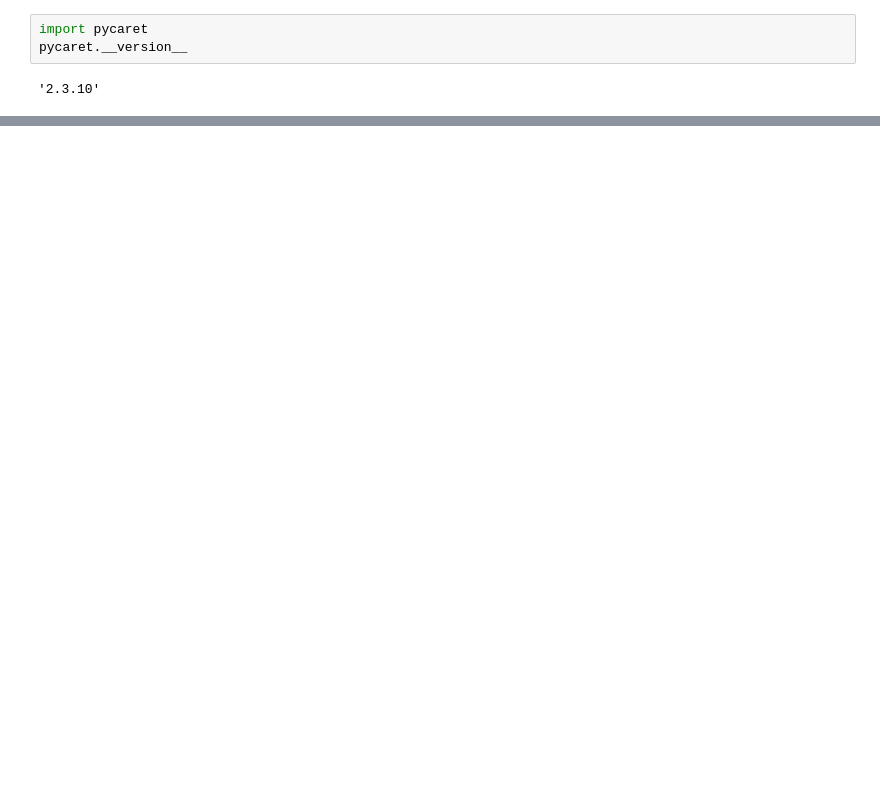
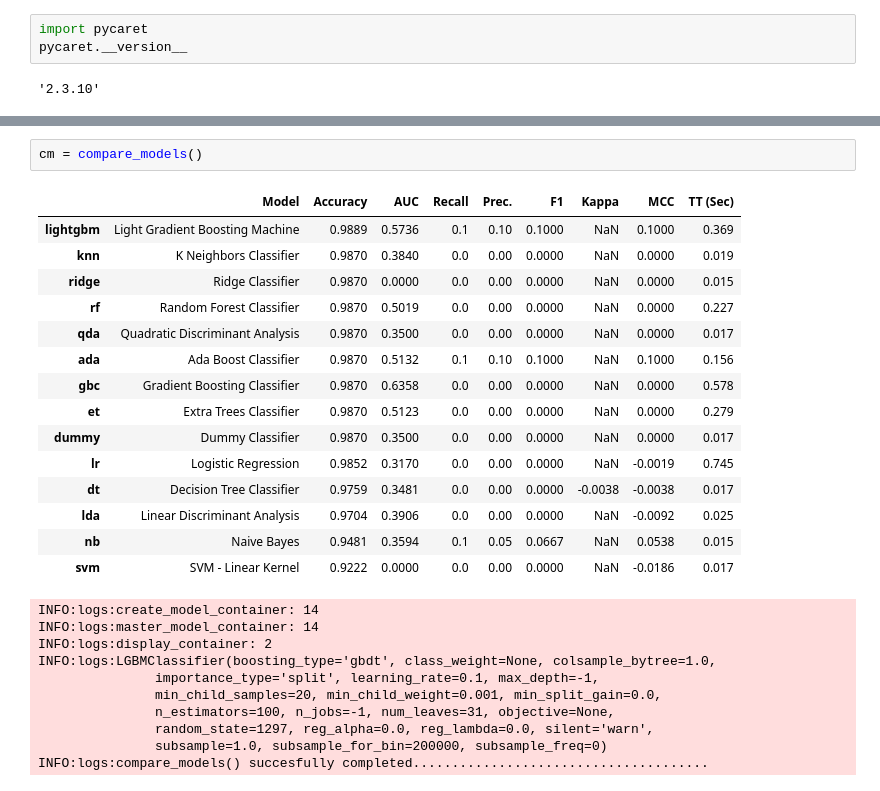
Before and after one commit to sailohitaksh-cryptic/Credit-Fraud-Detection, a Jupyter notebook: machine_models.ipynb, the cells around one changed output, grey strips where cells are left out. Cells and saved outputs as stored; diff of their text form; blank space fills up the shorter version.

```diff
--- a/machine_models.ipynb
+++ b/machine_models.ipynb
@@ -99,0 +131,28 @@ RuntimeError: This version of PyCaret requires scikit-learn==0.23.2, got 1.0.2.
+# %%
+cm = compare_models()
+# %% [output]
+|  | Model | Accuracy | AUC | Recall | Prec. | F1 | Kappa | MCC | TT (Sec) |
+| lightgbm | Light Gradient Boosting Machine | 0.9889 | 0.5736 | 0.1 | 0.10 | 0.1000 | NaN | 0.1000 | 0.369 |
+| knn | K Neighbors Classifier | 0.9870 | 0.3840 | 0.0 | 0.00 | 0.0000 | NaN | 0.0000 | 0.019 |
+| ridge | Ridge Classifier | 0.9870 | 0.0000 | 0.0 | 0.00 | 0.0000 | NaN | 0.0000 | 0.015 |
+| rf | Random Forest Classifier | 0.9870 | 0.5019 | 0.0 | 0.00 | 0.0000 | NaN | 0.0000 | 0.227 |
+| qda | Quadratic Discriminant Analysis | 0.9870 | 0.3500 | 0.0 | 0.00 | 0.0000 | NaN | 0.0000 | 0.017 |
+| ada | Ada Boost Classifier | 0.9870 | 0.5132 | 0.1 | 0.10 | 0.1000 | NaN | 0.1000 | 0.156 |
+| gbc | Gradient Boosting Classifier | 0.9870 | 0.6358 | 0.0 | 0.00 | 0.0000 | NaN | 0.0000 | 0.578 |
+| et | Extra Trees Classifier | 0.9870 | 0.5123 | 0.0 | 0.00 | 0.0000 | NaN | 0.0000 | 0.279 |
+| dummy | Dummy Classifier | 0.9870 | 0.3500 | 0.0 | 0.00 | 0.0000 | NaN | 0.0000 | 0.017 |
+| lr | Logistic Regression | 0.9852 | 0.3170 | 0.0 | 0.00 | 0.0000 | NaN | -0.0019 | 0.745 |
+| dt | Decision Tree Classifier | 0.9759 | 0.3481 | 0.0 | 0.00 | 0.0000 | -0.0038 | -0.0038 | 0.017 |
+| lda | Linear Discriminant Analysis | 0.9704 | 0.3906 | 0.0 | 0.00 | 0.0000 | NaN | -0.0092 | 0.025 |
+| nb | Naive Bayes | 0.9481 | 0.3594 | 0.1 | 0.05 | 0.0667 | NaN | 0.0538 | 0.015 |
+| svm | SVM - Linear Kernel | 0.9222 | 0.0000 | 0.0 | 0.00 | 0.0000 | NaN | -0.0186 | 0.017 |
+INFO:logs:create_model_container: 14
+INFO:logs:master_model_container: 14
+INFO:logs:display_container: 2
+INFO:logs:LGBMClassifier(boosting_type='gbdt', class_weight=None, colsample_bytree=1.0,
+               importance_type='split', learning_rate=0.1, max_depth=-1,
+               min_child_samples=20, min_child_weight=0.001, min_split_gain=0.0,
+               n_estimators=100, n_jobs=-1, num_leaves=31, objective=None,
+               random_state=1297, reg_alpha=0.0, reg_lambda=0.0, silent='warn',
+               subsample=1.0, subsample_for_bin=200000, subsample_freq=0)
+INFO:logs:compare_models() succesfully completed......................................
```
Also changed, not shown: parts of 11 cells of this notebook.
